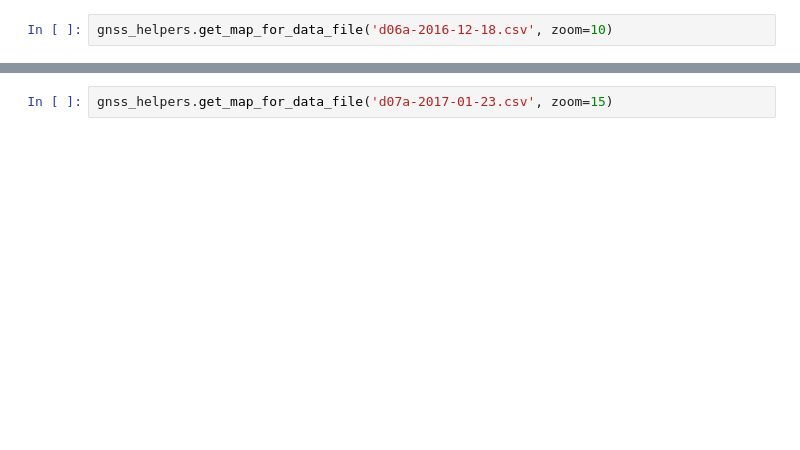
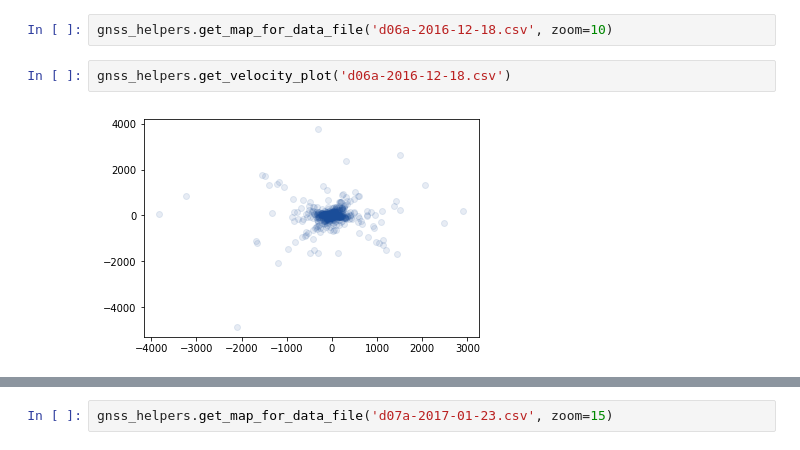
Before and after one commit to eggonabull/gnss-analysis, a Jupyter notebook: GNSS Analysis.ipynb, the cells around one changed output, grey strips where cells are left out. Drawn from its saved outputs; the diff is of its cells as text; blank space fills up the shorter version.

```diff
--- a/GNSS Analysis.ipynb
+++ b/GNSS Analysis.ipynb
@@ -64,2 +68,6 @@ gnss_helpers.get_velocity_plot('d06a-2016-12-17.csv')
 # %%
 gnss_helpers.get_map_for_data_file('d06a-2016-12-18.csv', zoom=10)
+# %%
+gnss_helpers.get_velocity_plot('d06a-2016-12-18.csv')
+# %% [output]
+[figure, added]
```
Also changed, not shown: parts of 38 cells of this notebook, 1 other file.
